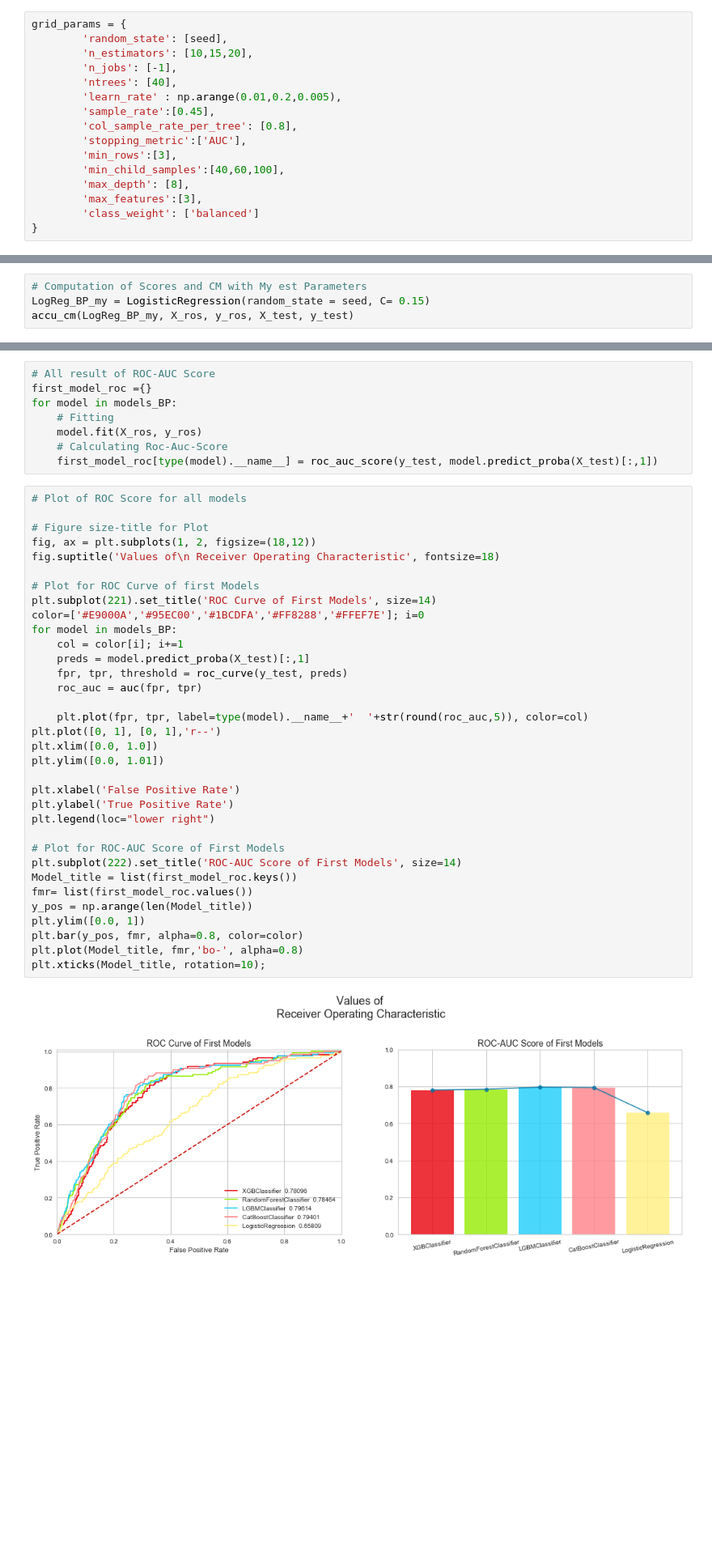
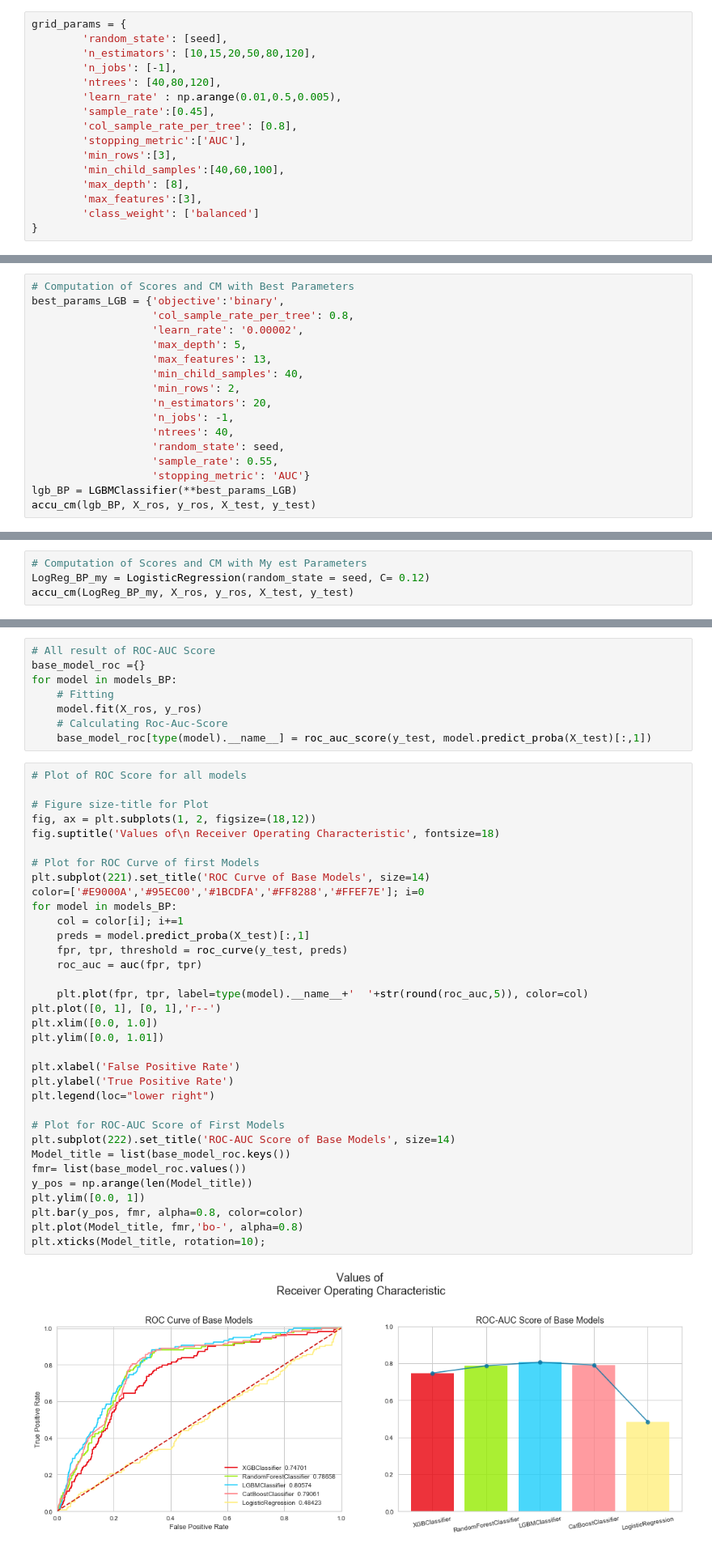
Before and after one commit to huseyinelci/CustomerSegmentation, a Jupyter notebook: 002_SupervisedLearning.ipynb, the cells around one changed output, grey strips where cells are left out. Shown: that part at 81% size. Saved outputs shown, nothing was run; the diff lists cells and outputs as text; blank space fills up the shorter version.

```diff
--- a/002_SupervisedLearning.ipynb
+++ b/002_SupervisedLearning.ipynb
@@ -340,10 +340,10 @@ Confusion Matrix:
 # %%
 grid_params = {
         'random_state': [seed],
-        'n_estimators': [10,15,20],
+        'n_estimators': [10,15,20,50,80,120],
         'n_jobs': [-1],
-        'ntrees': [40],
-        'learn_rate' : np.arange(0.01,0.2,0.005),
+        'ntrees': [40,80,120],
+        'learn_rate' : np.arange(0.01,0.5,0.005),
         'sample_rate':[0.45],
         'col_sample_rate_per_tree': [0.8],
         'stopping_metric':['AUC'],
@@ -386,0 +387,17 @@ Confusion Matrix:
+# %%
+# Computation of Scores and CM with Best Parameters
+best_params_LGB = {'objective':'binary',
+                   'col_sample_rate_per_tree': 0.8,
+                   'learn_rate': '0.00002',
+                   'max_depth': 5,
+                   'max_features': 13,
+                   'min_child_samples': 40,
+                   'min_rows': 2,
+                   'n_estimators': 20,
+                   'n_jobs': -1,
+                   'ntrees': 40,
+                   'random_state': seed,
+                   'sample_rate': 0.55,
+                   'stopping_metric': 'AUC'}
+lgb_BP = LGBMClassifier(**best_params_LGB)
+accu_cm(lgb_BP, X_ros, y_ros, X_test, y_test)
@@ -638,7 +664,7 @@ Confusion Matrix:
  [  118     0]]
 # %%
 # Computation of Scores and CM with My est Parameters
-LogReg_BP_my = LogisticRegression(random_state = seed, C= 0.15)
+LogReg_BP_my = LogisticRegression(random_state = seed, C= 0.12)
 accu_cm(LogReg_BP_my, X_ros, y_ros, X_test, y_test)
 # %% [output]
 ════════════════════════════════════════════════════════════
@@ -683,48 +708,48 @@ Confusion Matrix:
 #### Plot of ROC Score for all models
 # %%
 # All result of ROC-AUC Score
-first_model_roc ={}
+base_model_roc ={}
 for model in models_BP:
     # Fitting
     model.fit(X_ros, y_ros)
     # Calculating Roc-Auc-Score
-    first_model_roc[type(model).__name__] = roc_auc_score(y_test, model.predict_proba(X_test)[:,1])
+    base_model_roc[type(model).__name__] = roc_auc_score(y_test, model.predict_proba(X_test)[:,1])
 # %%
 # Plot of ROC Score for all models
 
 # Figure size-title for Plot
 fig, ax = plt.subplots(1, 2, figsize=(18,12))
 fig.suptitle('Values of\n Receiver Operating Characteristic', fontsize=18)
 
 # Plot for ROC Curve of first Models
-plt.subplot(221).set_title('ROC Curve of First Models', size=14)
+plt.subplot(221).set_title('ROC Curve of Base Models', size=14)
 color=['#E9000A','#95EC00','#1BCDFA','#FF8288','#FFEF7E']; i=0
 for model in models_BP:
     col = color[i]; i+=1
     preds = model.predict_proba(X_test)[:,1]
     fpr, tpr, threshold = roc_curve(y_test, preds)
     roc_auc = auc(fpr, tpr)
 
     plt.plot(fpr, tpr, label=type(model).__name__+'  '+str(round(roc_auc,5)), color=col)
 plt.plot([0, 1], [0, 1],'r--')
 plt.xlim([0.0, 1.0])
 plt.ylim([0.0, 1.01])
 
 plt.xlabel('False Positive Rate')
 plt.ylabel('True Positive Rate')
 plt.legend(loc="lower right")
 
 # Plot for ROC-AUC Score of First Models
-plt.subplot(222).set_title('ROC-AUC Score of First Models', size=14)
-Model_title = list(first_model_roc.keys())
-fmr= list(first_model_roc.values())
+plt.subplot(222).set_title('ROC-AUC Score of Base Models', size=14)
+Model_title = list(base_model_roc.keys())
+fmr= list(base_model_roc.values())
 y_pos = np.arange(len(Model_title))
 plt.ylim([0.0, 1])
 plt.bar(y_pos, fmr, alpha=0.8, color=color)
 plt.plot(Model_title, fmr,'bo-', alpha=0.8)
 plt.xticks(Model_title, rotation=10);
 # %% [output]
-[figure, old version]
+[figure, new version]
 # %% [markdown]
 # 5. Improving of Models
 In this section, the **Synthetic** data will be created.
```
Also changed, not shown: parts of 62 cells of this notebook.
